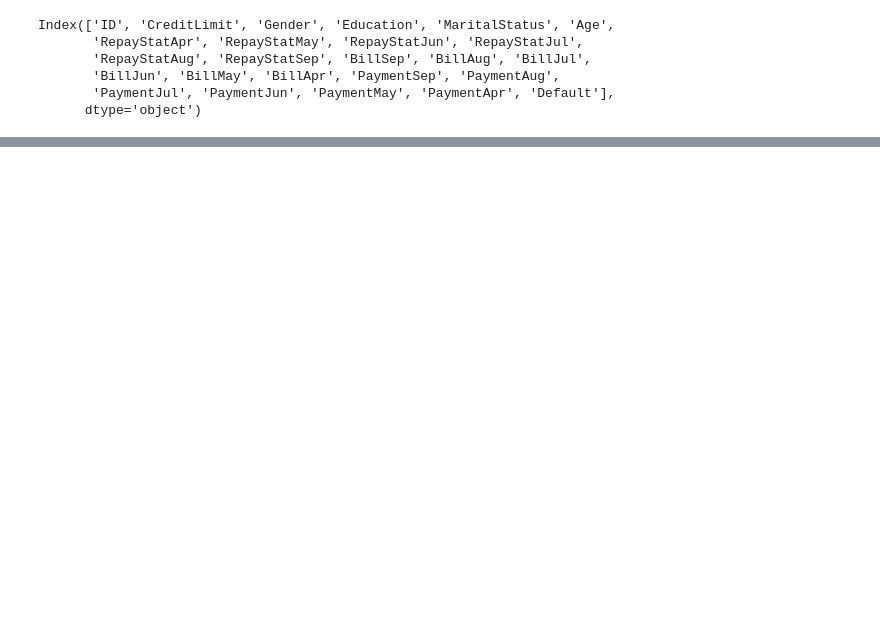
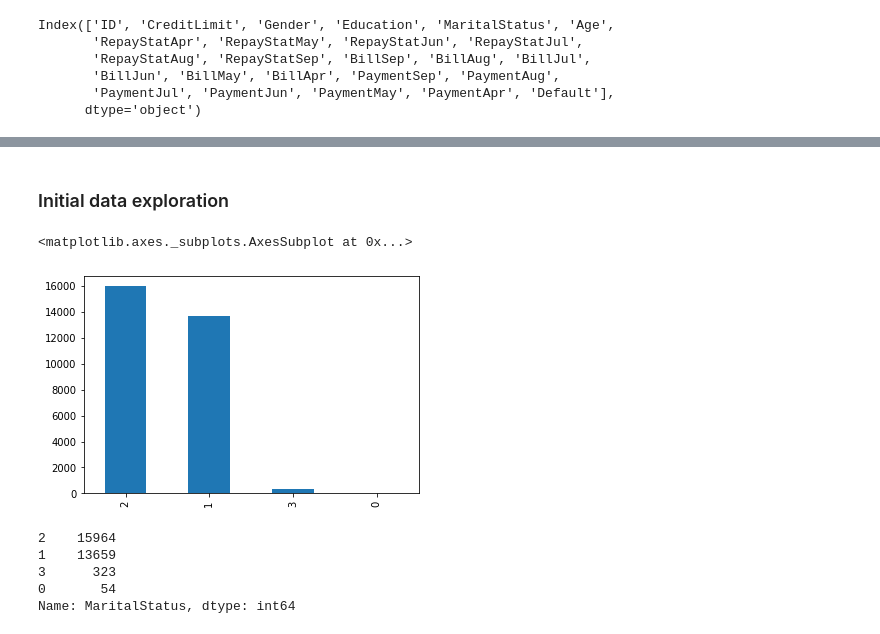
Before and after one commit to Carterbouley/mod_5_project, a Jupyter notebook: Carters_notebook.ipynb, the cells around one changed output, grey strips where cells are left out. Saved outputs shown, nothing was run; the diff lists cells and outputs as text; code cells hidden in the pictures; blank space fills up the shorter version.

```diff
--- a/Carters_notebook.ipynb
+++ b/Carters_notebook.ipynb
@@ -12,3 +16,3 @@ from sklearn.svm import LinearSVC
 # %%
-full_df = pd.read_csv('credit_messy.csv')
+df = pd.read_csv('credit_messy.csv')
 # %%
@@ -31,2 +26,0 @@ to_drop = (full_df.loc[full_df.Education > 4]).index
-# %%
-df = full_df.drop(to_drop)
@@ -33,3 +37,15 @@ df = full_df.drop(to_drop)
+# %% [markdown]
+### Initial data exploration
+# %%
+df.MaritalStatus.value_counts().plot(kind='bar')
+# %% [output]
+<matplotlib.axes._subplots.AxesSubplot at 0x...>
+[figure, added]
 # %%
 df.MaritalStatus.value_counts()
-to_drop_again = (full_df.loc[full_df.MaritalStatus == 0]).index
+# %% [output]
+2    15964
+1    13659
+3      323
+0       54
+Name: MaritalStatus, dtype: int64
```
Also changed, not shown: parts of 34 cells of this notebook.
